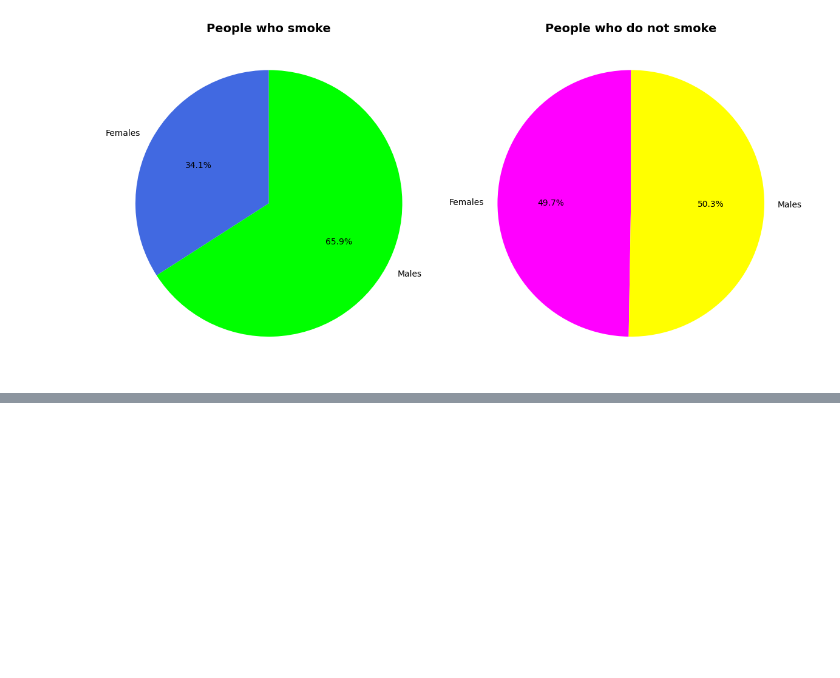
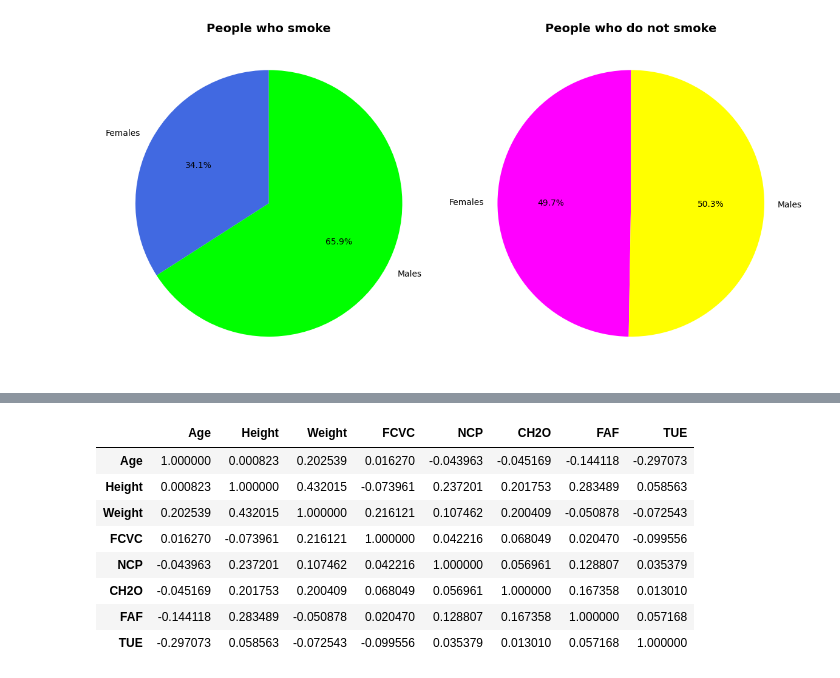
Before and after one commit to letizialanza01/SR_Obesity_Project, a Jupyter notebook: SR_Obesity_Project.ipynb, the cells around one changed output, grey strips where cells are left out. Saved outputs shown, nothing was run; the diff lists cells and outputs as text; code cells hidden in the pictures; blank space fills up the shorter version.

```diff
--- a/SR_Obesity_Project.ipynb
+++ b/SR_Obesity_Project.ipynb
@@ -560,0 +708,13 @@ pd.pivot_table(obesity_df,index=['NObeyesdad'],columns='Gender',values='FAF',mar
+# %%
+obesity_df_corr = obesity_df.corr(numeric_only = True)
+obesity_df_corr
+# %% [output]
+|  | Age | Height | Weight | FCVC | NCP | CH2O | FAF | TUE |
+| Age | 1.000000 | 0.000823 | 0.202539 | 0.016270 | -0.043963 | -0.045169 | -0.144118 | -0.297073 |
+| Height | 0.000823 | 1.000000 | 0.432015 | -0.073961 | 0.237201 | 0.201753 | 0.283489 | 0.058563 |
+| Weight | 0.202539 | 0.432015 | 1.000000 | 0.216121 | 0.107462 | 0.200409 | -0.050878 | -0.072543 |
+| FCVC | 0.016270 | -0.073961 | 0.216121 | 1.000000 | 0.042216 | 0.068049 | 0.020470 | -0.099556 |
+| NCP | -0.043963 | 0.237201 | 0.107462 | 0.042216 | 1.000000 | 0.056961 | 0.128807 | 0.035379 |
+| CH2O | -0.045169 | 0.201753 | 0.200409 | 0.068049 | 0.056961 | 1.000000 | 0.167358 | 0.013010 |
+| FAF | -0.144118 | 0.283489 | -0.050878 | 0.020470 | 0.128807 | 0.167358 | 1.000000 | 0.057168 |
+| TUE | -0.297073 | 0.058563 | -0.072543 | -0.099556 | 0.035379 | 0.013010 | 0.057168 | 1.000000 |
```
Also changed, not shown: parts of 18 cells of this notebook.
